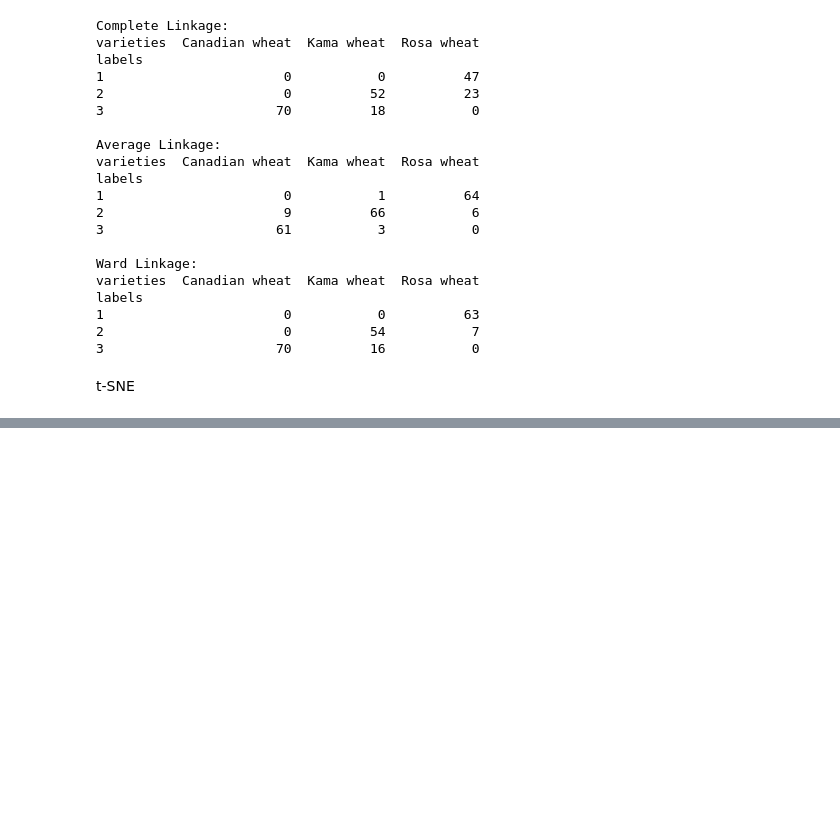
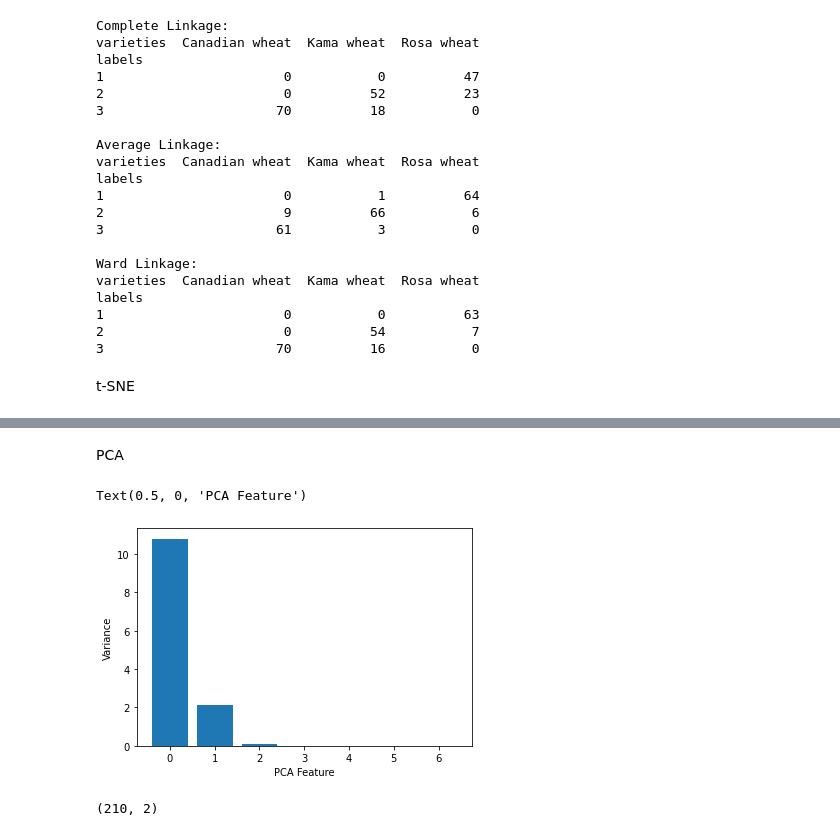
Before and after one commit to MaudDK/unsupervised-learning-scikit-grains-dataset, a Jupyter notebook: explore.ipynb, the cells around one changed output, grey strips where cells are left out. Drawn from its saved outputs; the diff is of its cells as text; code cells hidden in the pictures; blank space fills up the shorter version.

```diff
--- a/explore.ipynb
+++ b/explore.ipynb
@@ -243,0 +258,21 @@ plt.show()
+# %% [markdown]
+PCA
+# %%
+from sklearn.decomposition import PCA
+pca = PCA()
+pca.fit(X)
+pca_features = range(pca.n_components_)
+plt.bar(pca_features, pca.explained_variance_)
+plt.xticks(pca_features)
+plt.ylabel('Variance')
+plt.xlabel('PCA Feature')
+# %% [output]
+Text(0.5, 0, 'PCA Feature')
+[figure, added]
+# %%
+#looks like the rest of the features are very noisy only 2 components seems ideal
+pca = PCA(n_components=2)
+transformed = pca.fit_transform(X)
+transformed.shape
+# %% [output]
+(210, 2)
```
Also changed, not shown: parts of 17 cells of this notebook.
